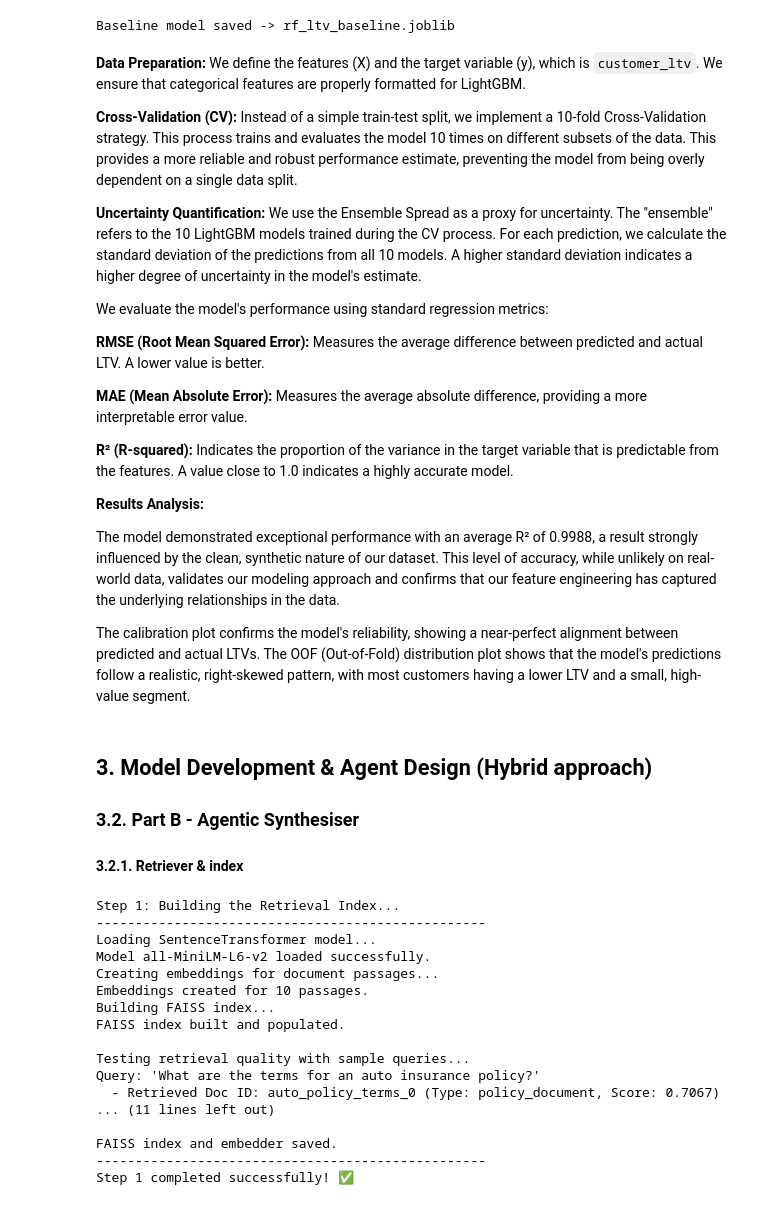
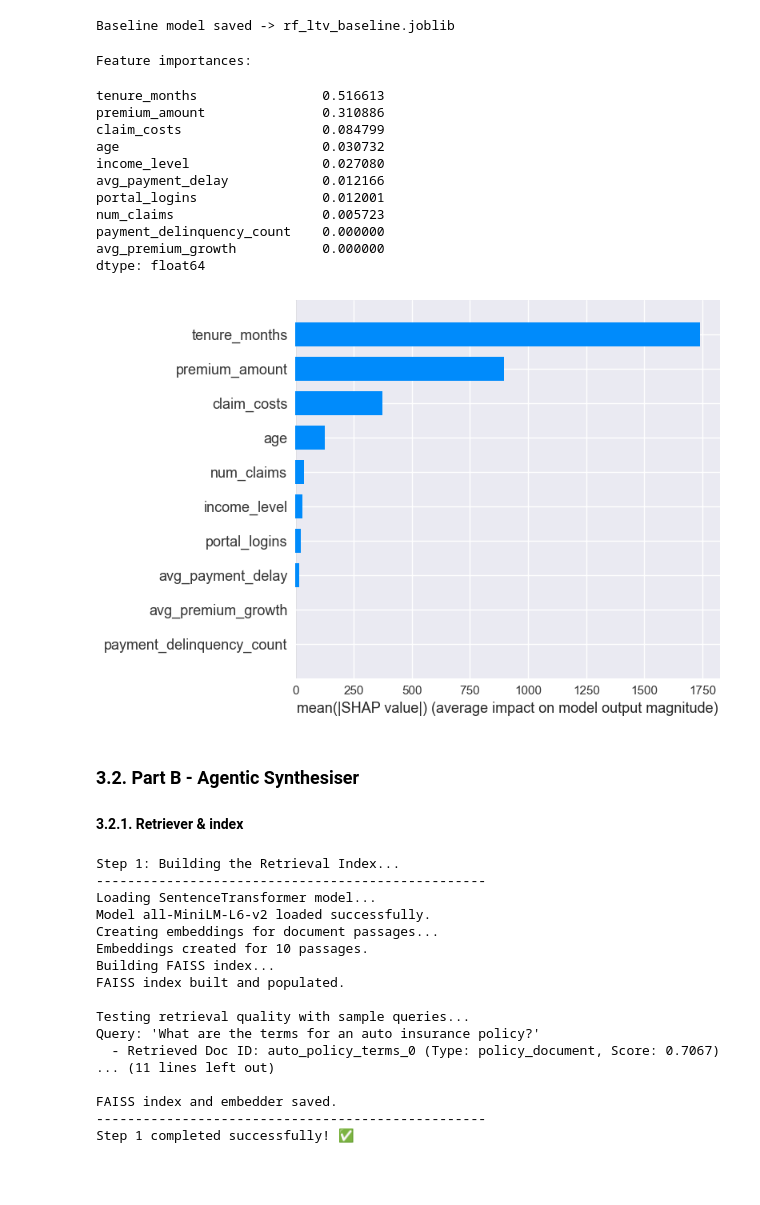
Before and after one commit to ghsaberr/agentic-customer-lifetime-value-prediction, a Jupyter notebook: agentic-customer-lifetime-value-prediction.ipynb, the cells around one changed output. Saved outputs shown, nothing was run; the diff lists cells and outputs as text; code cells hidden in the pictures; blank space fills up the shorter version.

Commit message:
shap

```diff
--- a/agentic-customer-lifetime-value-prediction.ipynb
+++ b/agentic-customer-lifetime-value-prediction.ipynb
@@ -1345,28 +1345,35 @@ MAE: 718.63 | RMSE: 1426.81 | R2: 0.755
 | 9 | 8364.2682 | 8730.962095 | 2435.503431 | 2635.015858 |
 [figure]
 Baseline model saved -> rf_ltv_baseline.joblib
-# %% [markdown]
-**Data Preparation:** We define the features (X) and the target variable (y), which is ``customer_ltv``. We ensure that categorical features are properly formatted for LightGBM.
-
-**Cross-Validation (CV):** Instead of a simple train-test split, we implement a 10-fold Cross-Validation strategy. This process trains and evaluates the model 10 times on different subsets of the data. This provides a more reliable and robust performance estimate, preventing the model from being overly dependent on a single data split.
-
-**Uncertainty Quantification:** We use the Ensemble Spread as a proxy for uncertainty. The "ensemble" refers to the 10 LightGBM models trained during the CV process. For each prediction, we calculate the standard deviation of the predictions from all 10 models. A higher standard deviation indicates a higher degree of uncertainty in the model's estimate.
-
-We evaluate the model's performance using standard regression metrics:
-
-**RMSE (Root Mean Squared Error):** Measures the average difference between predicted and actual LTV. A lower value is better.
-
-**MAE (Mean Absolute Error):** Measures the average absolute difference, providing a more interpretable error value.
-
-**R² (R-squared):** Indicates the proportion of the variance in the target variable that is predictable from the features. A value close to 1.0 indicates a highly accurate model.
-
-**Results Analysis:**
-
-The model demonstrated exceptional performance with an average R² of 0.9988, a result strongly influenced by the clean, synthetic nature of our dataset. This level of accuracy, while unlikely on real-world data, validates our modeling approach and confirms that our feature engineering has captured the underlying relationships in the data.
-
-The calibration plot confirms the model's reliability, showing a near-perfect alignment between predicted and actual LTVs. The OOF (Out-of-Fold) distribution plot shows that the model's predictions follow a realistic, right-skewed pattern, with most customers having a lower LTV and a small, high-value segment.
+# %%
+# Feature importance
+importances = pd.Series(rf.feature_importances_, index=feature_cols).sort_values(ascending=False)
+print("Feature importances:")
+display(importances)
+
+# Optional: SHAP explanation (if shap installed)
+try:
+    import shap
+    explainer = shap.TreeExplainer(rf)
+    shap_vals = explainer.shap_values(X_test)
+    shap.summary_plot(shap_vals, X_test, plot_type="bar", show=True)
+except Exception as e:
+    print("SHAP not available or failed:", e)
+# %% [output]
+Feature importances:
+tenure_months                0.516613
+premium_amount               0.310886
+claim_costs                  0.084799
+age                          0.030732
+income_level                 0.027080
+avg_payment_delay            0.012166
+portal_logins                0.012001
+num_claims                   0.005723
+payment_delinquency_count    0.000000
+avg_premium_growth           0.000000
+dtype: float64
+[figure, added]
 # %% [markdown]
-## 3. Model Development & Agent Design (Hybrid approach)
 ### 3.2. Part B - Agentic Synthesiser
 #### 3.2.1. Retriever & index
 # %%
```
Also changed, not shown: 5 other files.
